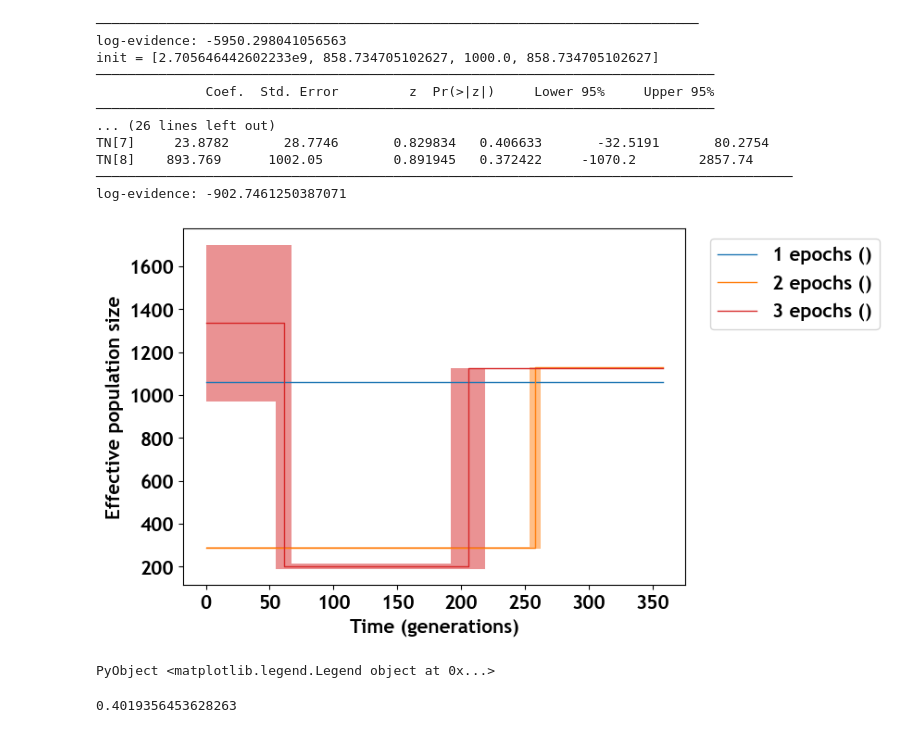
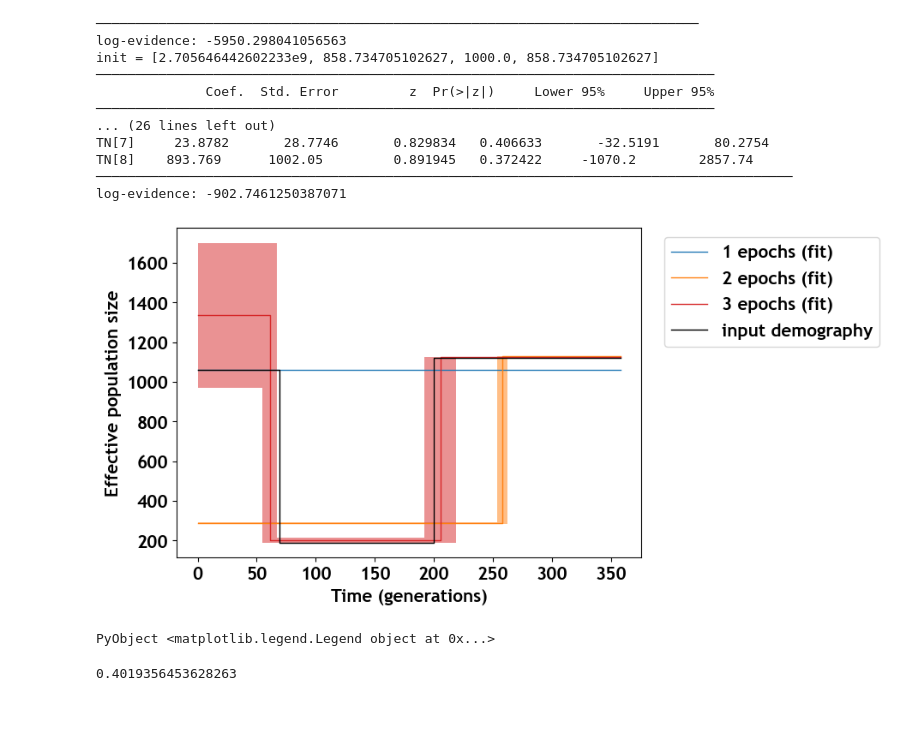
Before and after one commit to TommasoStentella/MSc-thesis-code, a Jupyter notebook: simulate.ipynb, the cells around one changed output. Cells and saved outputs as stored; diff of their text form; code cells hidden in the pictures.

```diff
--- a/simulate.ipynb
+++ b/simulate.ipynb
@@ -30,7 +34,7 @@ rcParams["axes.labelweight"] = "bold"
 # %%
 ρ = 1e-7
-TN = [271_000_000, 1119, 131, 189, 69, 1058] # following tuscan NA20532
-# TN = [282_000_000, 1134, 101, 164, 82, 800, 7, 156] # following telugu HG04211
-# TN = [250_000_000, 1000]
+# TN = [271_000_000, 1119, 131, 189, 69, 1058] # following tuscan NA20532
+TN = [282_000_000, 1134, 101, 164, 82, 800, 7, 156] # following telugu HG04211
+# TN = [250_000_000, 1000] #stationary
 ζ = 4*ρ*TN[2]
 # %% [output]
@@ -252,13 +257,14 @@ log-evidence: -902.7461250387071
 # %%
 _, ax = subplots(figsize=(7, 5))
 mask = 1:3
-plot_demography(mask, fits[mask], ax, tail=100, id="")
+plot_demography(mask, fits[mask], ax, tail=100, id="fit")
+plot_input(TN, ax, tail=158)
 
 ax.set_xlabel("Time (generations)")
 ax.set_ylabel("Effective population size")
 legend(bbox_to_anchor=(1.03, 1), loc="upper left")
 # %% [output]
-[figure, old version]
+[figure, new version]
 PyObject <matplotlib.legend.Legend object at 0x...>
 # %%
 (fits[3].para[1] .- length(ibd)*TN[1]) ./ Vector(fits[3].opt.stderrors)[1]
```
Also changed, not shown: parts of 17 cells of this notebook, 8 other files.
